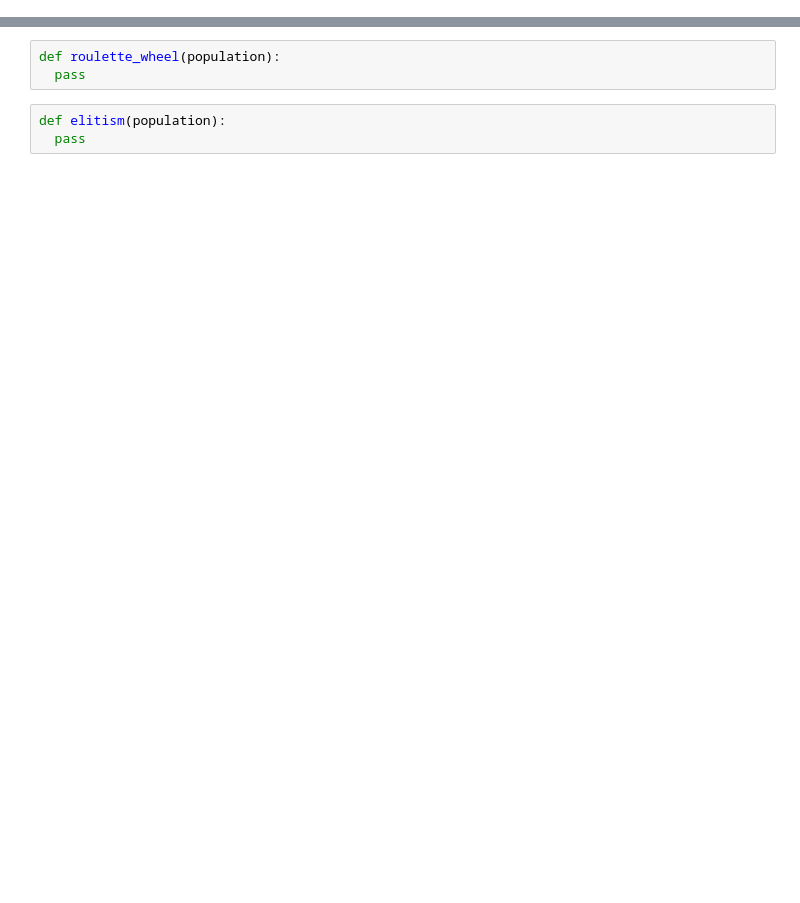
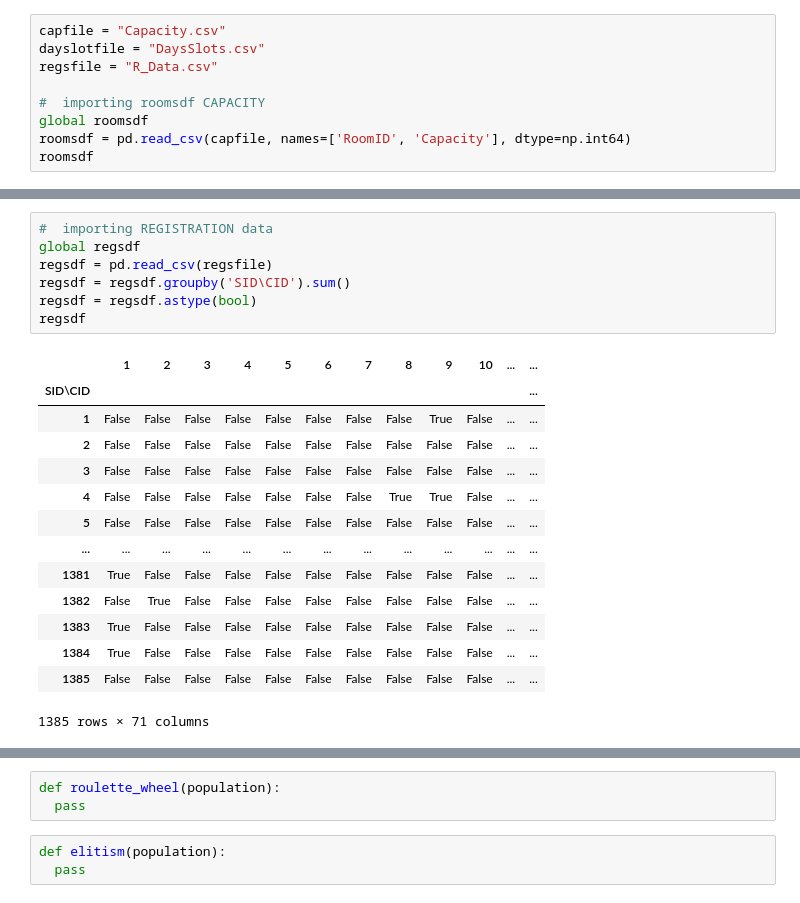
Before and after one commit to hunzlahmalik/exam-scheduler, a Jupyter notebook: src/geneticalgo.ipynb, the cells around one changed output, grey strips where cells are left out. Drawn from its saved outputs; the diff is of its cells as text; blank space fills up the shorter version.

```diff
--- a/src/geneticalgo.ipynb
+++ b/src/geneticalgo.ipynb
@@ -14,0 +10,9 @@ def init_population():
+# %%
+capfile = "Capacity.csv"
+dayslotfile = "DaysSlots.csv"
+regsfile = "R_Data.csv"
+
+#  importing roomsdf CAPACITY
+global roomsdf
+roomsdf = pd.read_csv(capfile, names=['RoomID', 'Capacity'], dtype=np.int64)
+roomsdf
@@ -14,0 +55,22 @@ def init_population():
+# %%
+#  importing REGISTRATION data
+global regsdf
+regsdf = pd.read_csv(regsfile)
+regsdf = regsdf.groupby('SID\CID').sum()
+regsdf = regsdf.astype(bool)
+regsdf
+# %% [output]
+|  | 1 | 2 | 3 | 4 | 5 | 6 | 7 | 8 | 9 | 10 | ... | ... |
+| SID\CID |  |  |  |  |  |  |  |  |  |  |  | ... |
+| 1 | False | False | False | False | False | False | False | False | True | False | ... | ... |
+| 2 | False | False | False | False | False | False | False | False | False | False | ... | ... |
+| 3 | False | False | False | False | False | False | False | False | False | False | ... | ... |
+| 4 | False | False | False | False | False | False | False | True | True | False | ... | ... |
+| 5 | False | False | False | False | False | False | False | False | False | False | ... | ... |
+| ... | ... | ... | ... | ... | ... | ... | ... | ... | ... | ... | ... | ... |
+| 1381 | True | False | False | False | False | False | False | False | False | False | ... | ... |
+| 1382 | False | True | False | False | False | False | False | False | False | False | ... | ... |
+| 1383 | True | False | False | False | False | False | False | False | False | False | ... | ... |
+| 1384 | True | False | False | False | False | False | False | False | False | False | ... | ... |
+| 1385 | False | False | False | False | False | False | False | False | False | False | ... | ... |
+1385 rows × 71 columns
```
Also changed, not shown: parts of 42 cells of this notebook, 10 other files.
